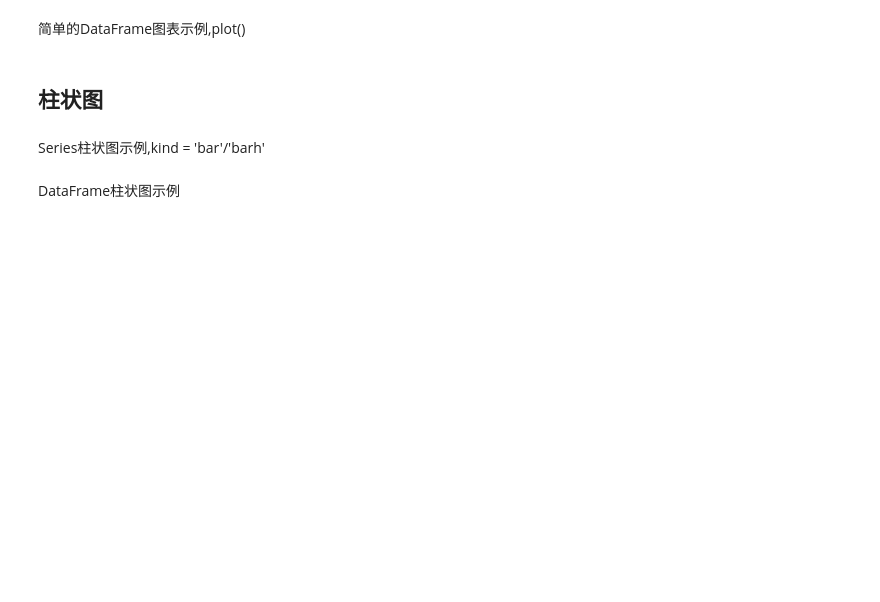
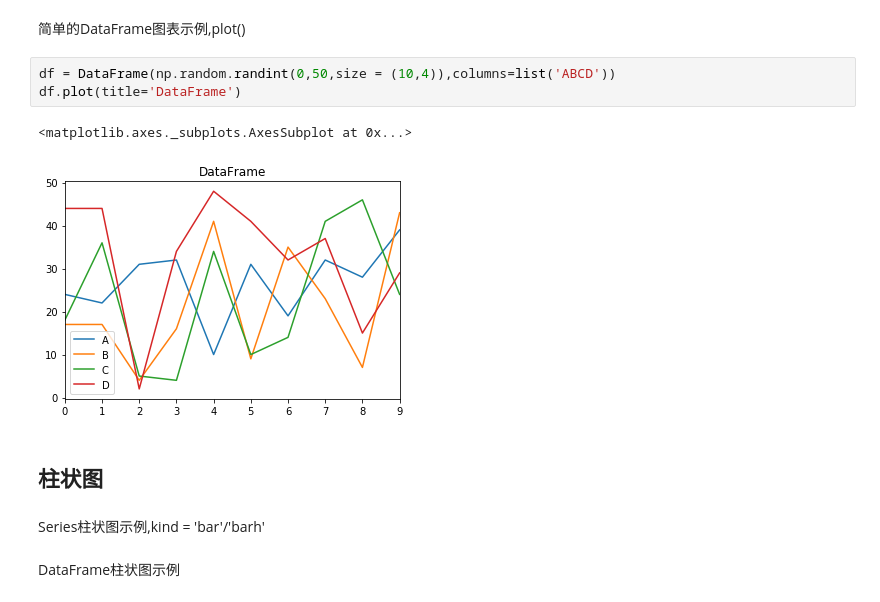
Before and after one commit to rottengeek/data_analysis, a Jupyter notebook: 11-pandas中的绘图函数.ipynb, the cells around one changed output. Cells and saved outputs as stored; diff of their text form; blank space fills up the shorter version.

```diff
--- a/11-pandas中的绘图函数.ipynb
+++ b/11-pandas中的绘图函数.ipynb
@@ -7,5 +22,11 @@ Series和DataFrame都有一个用于生成各类图表的plot方法。默认情
 # %% [markdown]
 简单的DataFrame图表示例,plot()
+# %%
+df = DataFrame(np.random.randint(0,50,size = (10,4)),columns=list('ABCD'))
+df.plot(title='DataFrame')
+# %% [output]
+<matplotlib.axes._subplots.AxesSubplot at 0x...>
+[figure, added]
 # %% [markdown]
 ## 柱状图
 # %% [markdown]
```
Also changed, not shown: parts of 16 cells of this notebook, 1 other file.
